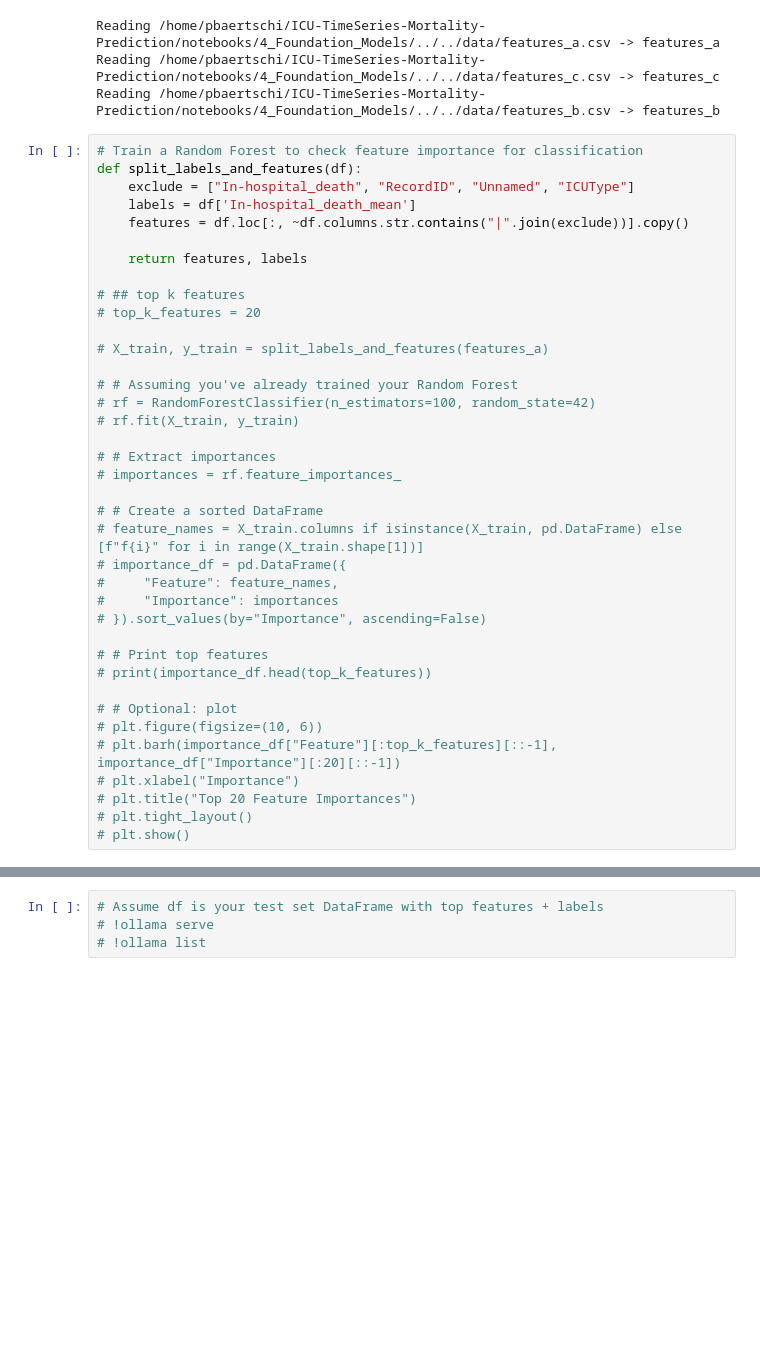
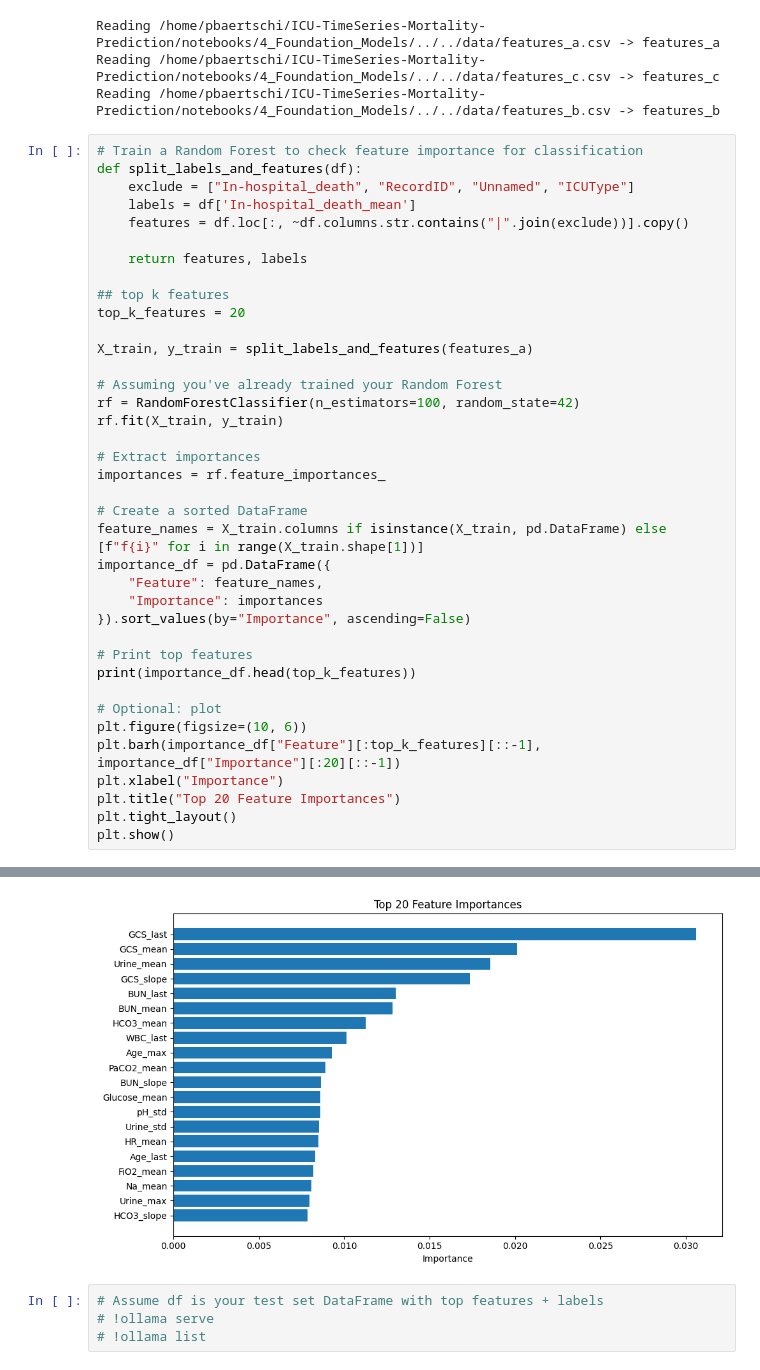
Before and after one commit to pascalbartschi/ICU-TimeSeries-Mortality-Prediction, a Jupyter notebook: notebooks/4_Foundation_Models/Q4.1_LLM4TS_problem.ipynb, the cells around one changed output, grey strips where cells are left out. Drawn from its saved outputs; the diff is of its cells as text; blank space fills up the shorter version.

```diff
--- a/notebooks/4_Foundation_Models/Q4.1_LLM4TS_problem.ipynb
+++ b/notebooks/4_Foundation_Models/Q4.1_LLM4TS_problem.ipynb
@@ -92,32 +93,33 @@ def split_labels_and_features(df):
 
     return features, labels
 
-# ## top k features
-# top_k_features = 20
+## top k features
+top_k_features = 20
 
-# X_train, y_train = split_labels_and_features(features_a)
+X_train, y_train = split_labels_and_features(features_a)
 
-# # Assuming you've already trained your Random Forest
-# rf = RandomForestClassifier(n_estimators=100, random_state=42)
-# rf.fit(X_train, y_train)
+# Assuming you've already trained your Random Forest
+rf = RandomForestClassifier(n_estimators=100, random_state=42)
+rf.fit(X_train, y_train)
 
-# # Extract importances
-# importances = rf.feature_importances_
+# Extract importances
+importances = rf.feature_importances_
 
-# # Create a sorted DataFrame
-# feature_names = X_train.columns if isinstance(X_train, pd.DataFrame) else [f"f{i}" for i in range(X_train.shape[1])]
-# importance_df = pd.DataFrame({
-#     "Feature": feature_names,
-#     "Importance": importances
-# }).sort_values(by="Importance", ascending=False)
+# Create a sorted DataFrame
+feature_names = X_train.columns if isinstance(X_train, pd.DataFrame) else [f"f{i}" for i in range(X_train.shape[1])]
+importance_df = pd.DataFrame({
+    "Feature": feature_names,
+    "Importance": importances
+}).sort_values(by="Importance", ascending=False)
 
-# # Print top features
-# print(importance_df.head(top_k_features))
+# Print top features
+print(importance_df.head(top_k_features))
 
-# # Optional: plot
-# plt.figure(figsize=(10, 6))
-# plt.barh(importance_df["Feature"][:top_k_features][::-1], importance_df["Importance"][:20][::-1])
-# plt.xlabel("Importance")
-# plt.title("Top 20 Feature Importances")
-# plt.tight_layout()
-# plt.show()
+# Optional: plot
+plt.figure(figsize=(10, 6))
+plt.barh(importance_df["Feature"][:top_k_features][::-1], importance_df["Importance"][:20][::-1])
+plt.xlabel("Importance")
+plt.title("Top 20 Feature Importances")
+plt.tight_layout()
+plt.show()
+# %% [output]
@@ -124,3 +143,4 @@ def split_labels_and_features(df):
+[figure, added]
 # %%
 # Assume df is your test set DataFrame with top features + labels
 # !ollama serve
```
Also changed, not shown: parts of 5 cells of this notebook, 2 other files.
